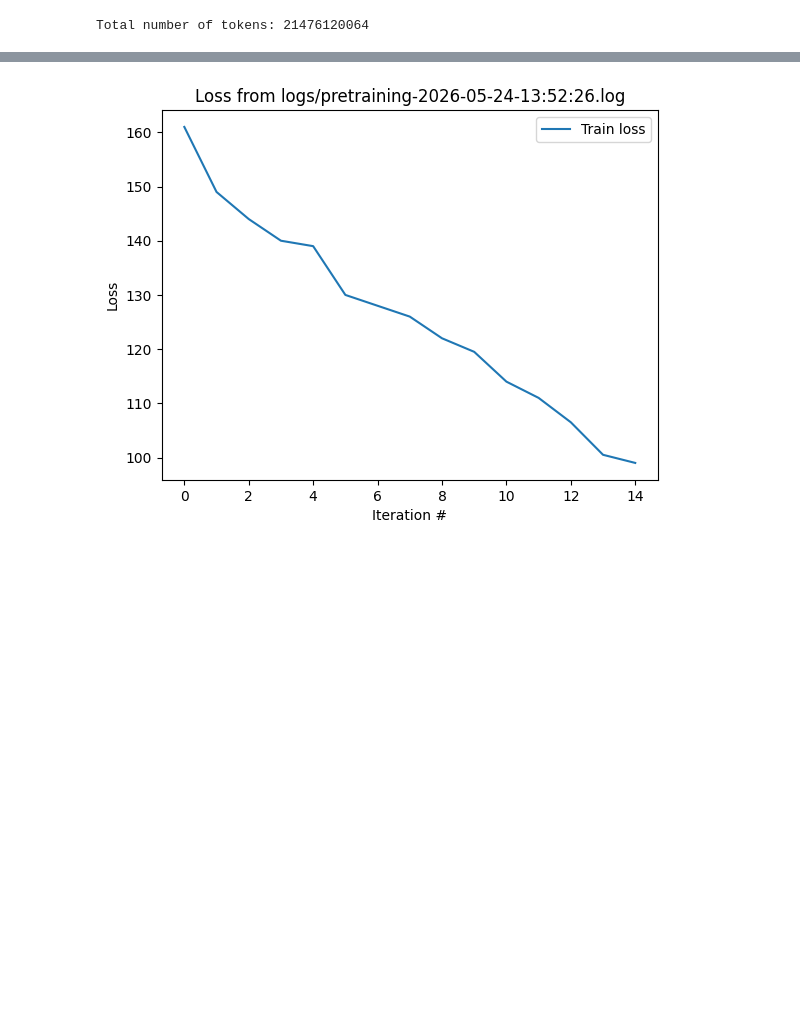
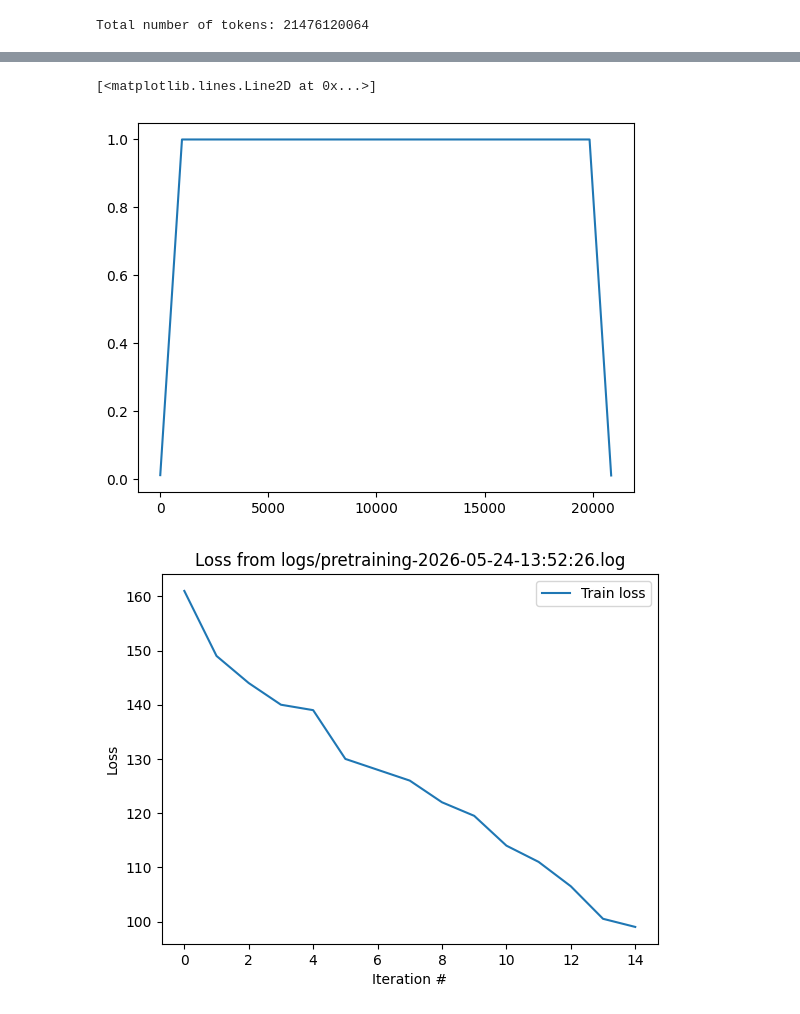
Before and after one commit to JackHanke/qt, a Jupyter notebook: workspace.ipynb, the cells around one changed output, grey strips where cells are left out. Drawn from its saved outputs; the diff is of its cells as text; code cells hidden in the pictures; blank space fills up the shorter version.

```diff
--- a/workspace.ipynb
+++ b/workspace.ipynb
@@ -166,0 +220,10 @@ print(f'{(21_476_120_064//(512*2_000)):,} total steps')
+# %%
+dataset_len = 1315595
+print(dataset_len // TRUE_BATCH_SIZE)
+print((dataset_len % TRUE_BATCH_SIZE))
+for i in range(dataset_len // TRUE_BATCH_SIZE):
+    if (i+1) % accumulate_every == 0:
+        print(f'batch {i} accd')
+        if i == ((dataset_len // EFFECTIVE_BATCH_SIZE)*accumulate_every - 1):
+            print('broke')
+            break
@@ -167,3 +248,42 @@ print(f'{(21_476_120_064//(512*2_000)):,} total steps')
+# %%
+import torch
+import torch.nn as nn
+
+model = nn.Linear(2,2)
+
+total_steps = 20_854
+
+optimizer = torch.optim.AdamW(model.parameters(), lr=1, betas=(0.9, 0.95), weight_decay=0.1)
+
+warmup_steps = 1_000
+cooldown_steps = 1_000
+warmup_scheduler = torch.optim.lr_scheduler.LinearLR(
+    optimizer, start_factor=0.01, end_factor=1.0, total_iters=warmup_steps
+)
+constant_scheduler = torch.optim.lr_scheduler.ConstantLR(
+    optimizer, factor=1.0, total_iters=(total_steps-warmup_steps-cooldown_steps)
+)
+cooldown_scheduler = torch.optim.lr_scheduler.LinearLR(
+    optimizer, start_factor=1.0, end_factor=0.01, total_iters=cooldown_steps
+)
+
+scheduler = torch.optim.lr_scheduler.SequentialLR(
+    optimizer,
+    schedulers=[warmup_scheduler, constant_scheduler, cooldown_scheduler],
+    milestones=[warmup_steps, (total_steps-cooldown_steps)]
+)
+
+lrs = []
+for i in range(total_steps):
+    optimizer.step()
+    scheduler.step()
+    optimizer.zero_grad()
+    lrs.append(scheduler.get_last_lr())
+
+plt.plot(lrs)
+# %% [output]
+[<matplotlib.lines.Line2D at 0x...>]
+[figure, added]
 # %%
 import matplotlib.pyplot as plt
 
```
Also changed, not shown: parts of 10 cells of this notebook, 6 other files.
